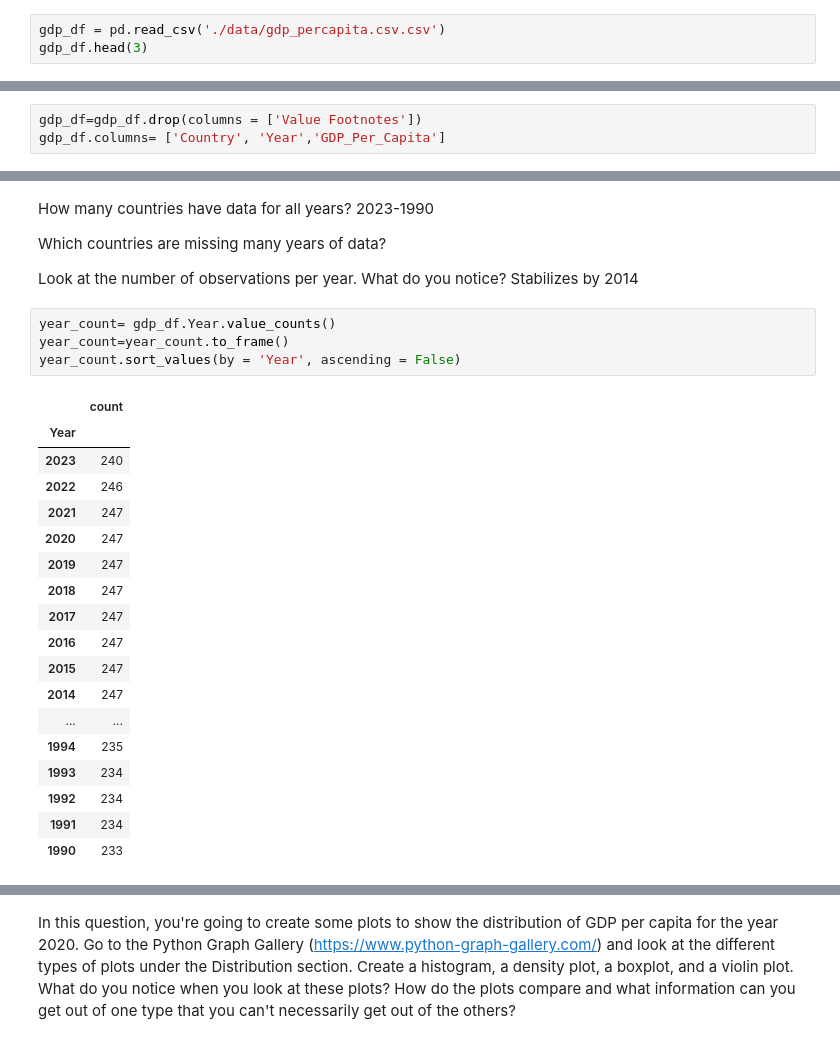
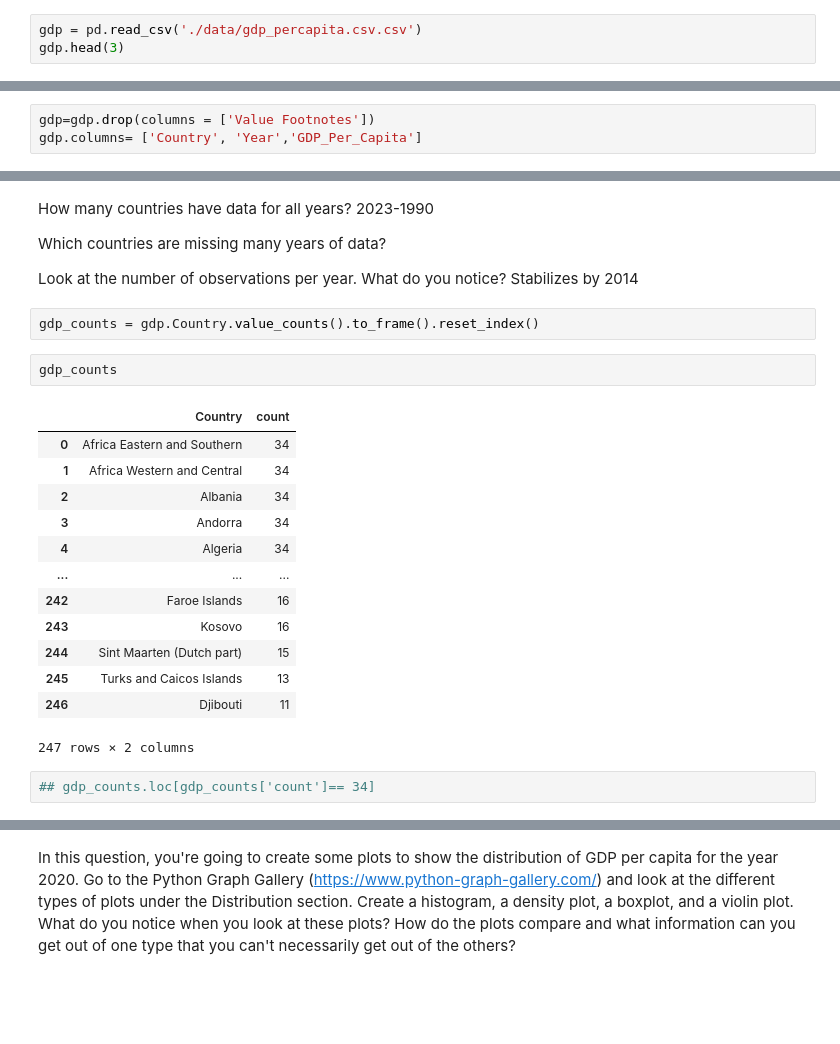
Before and after one commit to NewForce-Cohort-11-Data/gdp-and-internet-usage-Ripplegrin, a Jupyter notebook: UN_Data_Project.ipynb, the cells around one changed output, grey strips where cells are left out. Drawn from its saved outputs; the diff is of its cells as text; blank space fills up the shorter version.

```diff
--- a/UN_Data_Project.ipynb
+++ b/UN_Data_Project.ipynb
@@ -8,8 +10,8 @@ import seaborn as sns
 # %% [markdown]
 Using the pandas read_csv() method, read the GDP dataset into your notebook as a DataFrame called gdp_df. Take a look at the first few and last few rows to familiarize yourself with what is contained in this dataset.
 # %%
-gdp_df = pd.read_csv('./data/gdp_percapita.csv.csv')
-gdp_df.head(3)
+gdp = pd.read_csv('./data/gdp_percapita.csv.csv')
+gdp.head(3)
 # %% [output]
 |  | Country or Area | Year | Value | Value Footnotes |
 | 0 | Afghanistan | 2023 | 1992.424394 | NaN |
@@ -32,6 +31,6 @@ Index(['Country or Area', 'Year', 'Value', 'Value Footnotes'], dtype='object')
 # %% [markdown]
 Drop the Value Footnotes column and rename the remaining three to 'Country', 'Year', and 'GDP_Per_Capita'.
 # %%
-gdp_df=gdp_df.drop(columns = ['Value Footnotes'])
-gdp_df.columns= ['Country', 'Year','GDP_Per_Capita']
+gdp=gdp.drop(columns = ['Value Footnotes'])
+gdp.columns= ['Country', 'Year','GDP_Per_Capita']
 # %%
@@ -47,27 +46,24 @@ How many countries have data for all years? 2023-1990
 Which countries are missing many years of data?
 
 Look at the number of observations per year. What do you notice? Stabilizes by 2014
+# %%
+gdp_counts = gdp.Country.value_counts().to_frame().reset_index()
 # %%
-year_count= gdp_df.Year.value_counts()
-year_count=year_count.to_frame()
-year_count.sort_values(by = 'Year', ascending = False)
+gdp_counts
 # %% [output]
-|  | count |
-| Year |  |
-| 2023 | 240 |
-| 2022 | 246 |
-| 2021 | 247 |
-| 2020 | 247 |
-| 2019 | 247 |
-| 2018 | 247 |
-| 2017 | 247 |
-| 2016 | 247 |
-| 2015 | 247 |
-| 2014 | 247 |
-| ... | ... |
-| 1994 | 235 |
-| 1993 | 234 |
-| 1992 | 234 |
-| 1991 | 234 |
-| 1990 | 233 |
+|  | Country | count |
+| 0 | Africa Eastern and Southern | 34 |
+| 1 | Africa Western and Central | 34 |
+| 2 | Albania | 34 |
+| 3 | Andorra | 34 |
+| 4 | Algeria | 34 |
+| ... | ... | ... |
+| 242 | Faroe Islands | 16 |
+| 243 | Kosovo | 16 |
+| 244 | Sint Maarten (Dutch part) | 15 |
+| 245 | Turks and Caicos Islands | 13 |
+| 246 | Djibouti | 11 |
+247 rows × 2 columns
+# %%
+## gdp_counts.loc[gdp_counts['count']== 34]
 # %%
```
Also changed, not shown: parts of 24 cells of this notebook.
